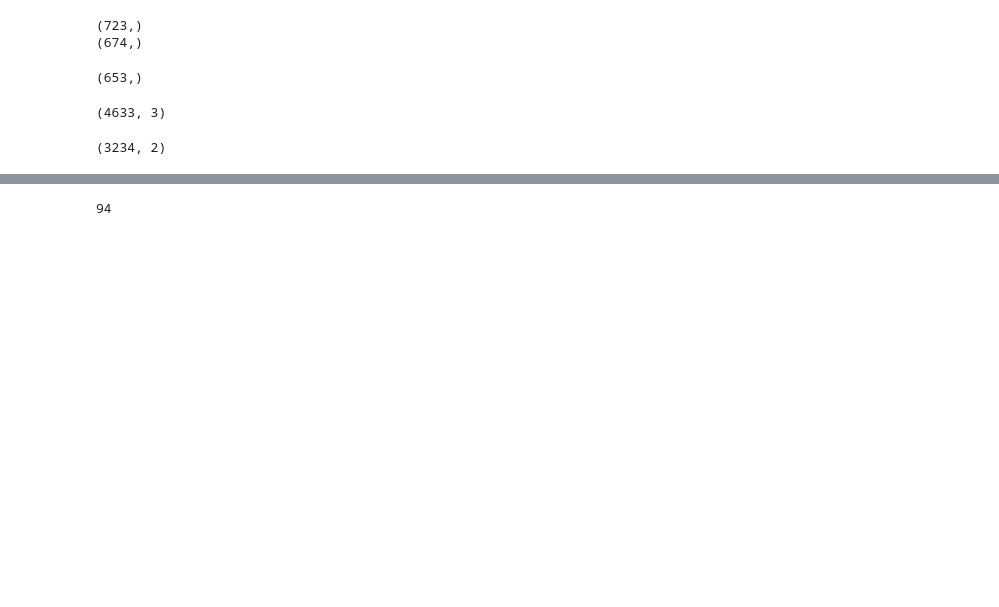
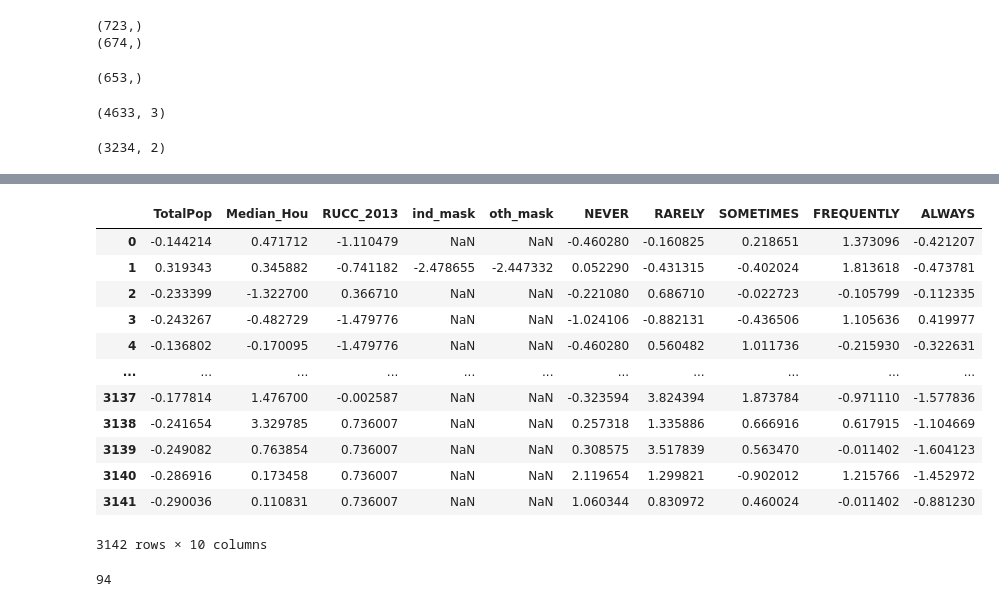
Before and after one commit to datascisteven/The-Masked-Politic, a Jupyter notebook: the_masked_politican.ipynb, the cells around one changed output, grey strips where cells are left out. Cells and saved outputs as stored; diff of their text form; code cells hidden in the pictures; blank space fills up the shorter version.

```diff
--- a/the_masked_politican.ipynb
+++ b/the_masked_politican.ipynb
@@ -156 +162,19 @@ impute_df = merge1[['TotalPop', 'Median_Hou', 'RUCC_2013', 'ind_mask', 'oth_mask
+# %%
+scaler = StandardScaler()
+impute_df = pd.DataFrame(scaler.fit_transform(impute_df), columns = impute_df.columns)
+impute_df
+# %% [output]
+|  | TotalPop | Median_Hou | RUCC_2013 | ind_mask | oth_mask | NEVER | RARELY | SOMETIMES | FREQUENTLY | ALWAYS |
+| 0 | -0.144214 | 0.471712 | -1.110479 | NaN | NaN | -0.460280 | -0.160825 | 0.218651 | 1.373096 | -0.421207 |
+| 1 | 0.319343 | 0.345882 | -0.741182 | -2.478655 | -2.447332 | 0.052290 | -0.431315 | -0.402024 | 1.813618 | -0.473781 |
+| 2 | -0.233399 | -1.322700 | 0.366710 | NaN | NaN | -0.221080 | 0.686710 | -0.022723 | -0.105799 | -0.112335 |
+| 3 | -0.243267 | -0.482729 | -1.479776 | NaN | NaN | -1.024106 | -0.882131 | -0.436506 | 1.105636 | 0.419977 |
+| 4 | -0.136802 | -0.170095 | -1.479776 | NaN | NaN | -0.460280 | 0.560482 | 1.011736 | -0.215930 | -0.322631 |
+| ... | ... | ... | ... | ... | ... | ... | ... | ... | ... | ... |
+| 3137 | -0.177814 | 1.476700 | -0.002587 | NaN | NaN | -0.323594 | 3.824394 | 1.873784 | -0.971110 | -1.577836 |
+| 3138 | -0.241654 | 3.329785 | 0.736007 | NaN | NaN | 0.257318 | 1.335886 | 0.666916 | 0.617915 | -1.104669 |
+| 3139 | -0.249082 | 0.763854 | 0.736007 | NaN | NaN | 0.308575 | 3.517839 | 0.563470 | -0.011402 | -1.604123 |
+| 3140 | -0.286916 | 0.173458 | 0.736007 | NaN | NaN | 2.119654 | 1.299821 | -0.902012 | 1.215766 | -1.452972 |
+| 3141 | -0.290036 | 0.110831 | 0.736007 | NaN | NaN | 1.060344 | 0.830972 | 0.460024 | -0.011402 | -0.881230 |
+3142 rows × 10 columns
 # %%
```
Also changed, not shown: parts of 15 cells of this notebook.
